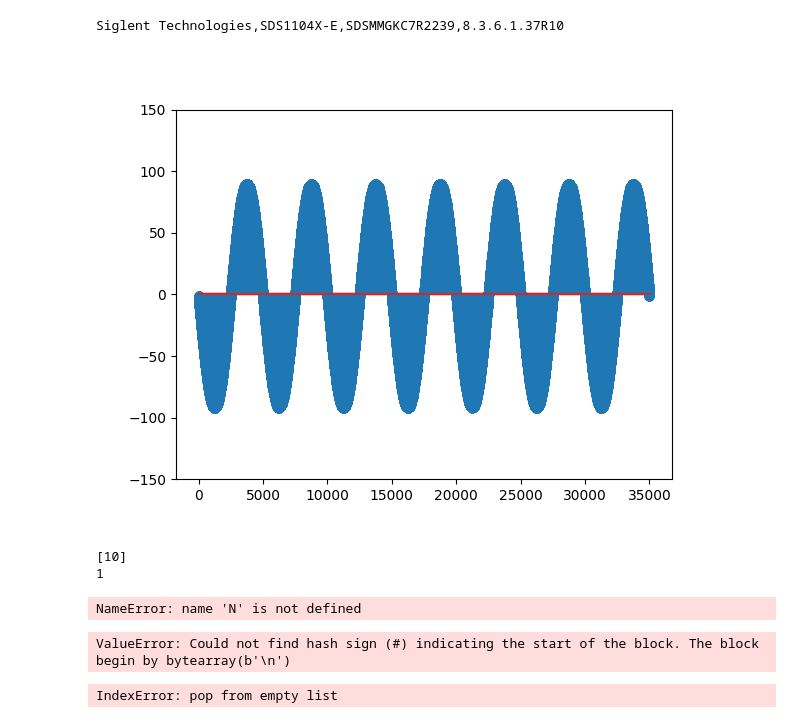
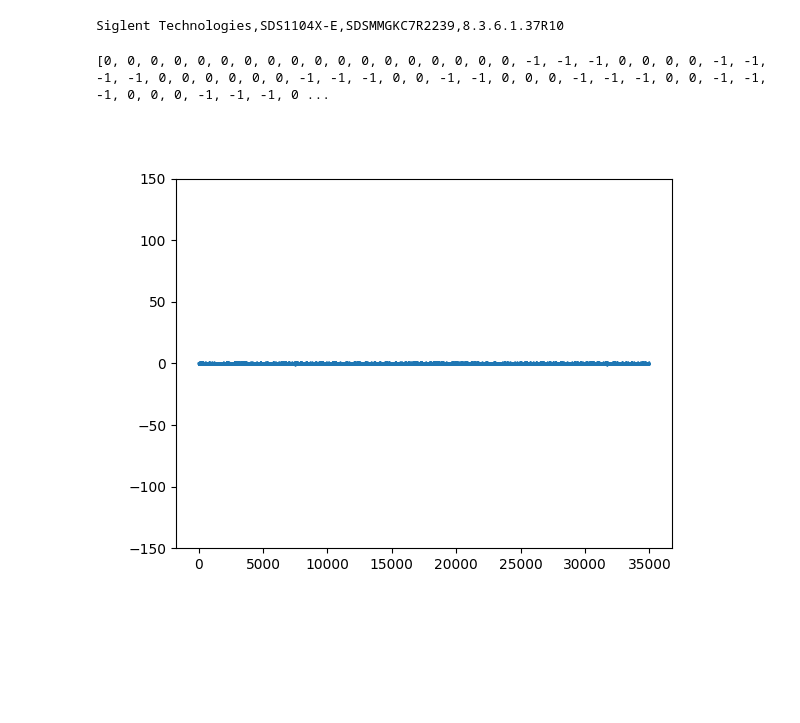
Before and after one commit to DinoDubroja/EE-python, a Jupyter notebook: Instruments/Examples/sds1104x-e_demo.ipynb, the cells around one changed output. Drawn from its saved outputs; the diff is of its cells as text; code cells hidden in the pictures; blank space fills up the shorter version.

Commit message:
Worked on SDS 1104XE Configuration of acquisition and channel parameters as well as pulling the data from an oscilloscope is now implemented

```diff
--- a/Instruments/Examples/sds1104x-e_demo.ipynb
+++ b/Instruments/Examples/sds1104x-e_demo.ipynb
@@ -18,49 +18,12 @@ print(scope.identify())
 Siglent Technologies,SDS1104X-E,SDSMMGKC7R2239,8.3.6.1.37R10
 # %%
 %matplotlib widget
-
-data = scope.get_raw2(channel=1)
-plt.stem(data)
+plt.close('all')
+data = scope.get_raw(channel=1)
+print(data)
+plt.plot(data)
 plt.ylim(-150, 150)
 plt.show()
 # %% [output]
+[0, 0, 0, 0, 0, 0, 0, 0, 0, 0, 0, 0, 0, 0, 0, 0, 0, 0, -1, -1, -1, 0, 0, 0, 0, -1, -1, -1, -1, 0, 0, 0, 0, 0, 0, -1, -1, -1, 0, 0, -1, -1, 0, 0, 0, -1, -1, -1, 0, 0, -1, -1, -1, 0, 0, 0, -1, -1, -1, 0 ...
-[figure, old version]
+[figure, new version]
-# %%
-scope.inst.chunk_size = 10**6
-scope.inst.write("CHDR OFF")
-scope.inst.write(f"C1:WF? DAT2")
-time.sleep(0.3)
-raw = list(scope.inst.read_raw())
-time.sleep(0.1)
-
-print(raw)
-print(len(raw))
-# %% [output]
-[10]
-1
-# %%
-scope.inst.write("CHDR OFF")
-time.sleep(0.3)
-scope.inst.write("WFSU SP,0,NP,0,FP,0")
-time.sleep(0.3)
-raw = scope.inst.read_raw(2 + N + data_len + 2)
-time.sleep(0.3)
-print(repr(raw))
-# %% [output]
-NameError: name 'N' is not defined
-# %%
-# assume you've already done:
-scope.inst.write("CHDR OFF")
-scope.inst.write("WFSU SP,0,NP,0,FP,0")
-scope.inst.chunk_size = 10**6    # big buffer
-scope.inst.timeout    = 5000     # 5 s max
-
-# now this will find “#…” immediately
-raw = scope.inst.query_binary_values(
-    "C1:WF? DAT2",
-    datatype='B',      # unsigned bytes
-    container=bytes
-)
-print(f"Received {len(raw)} bytes")
-# %% [output]
-ValueError: Could not find hash sign (#) indicating the start of the block. The block begin by bytearray(b'\n')
@@ -73,8 +29,0 @@ time.sleep(1)
-# %%
-data = scope.get_waveform(channel=2)
-
-plt.plot(data)
-plt.show()
-print(len(data))
-# %% [output]
-IndexError: pop from empty list
```
Also changed, not shown: parts of 4 cells of this notebook, 7 other files.
